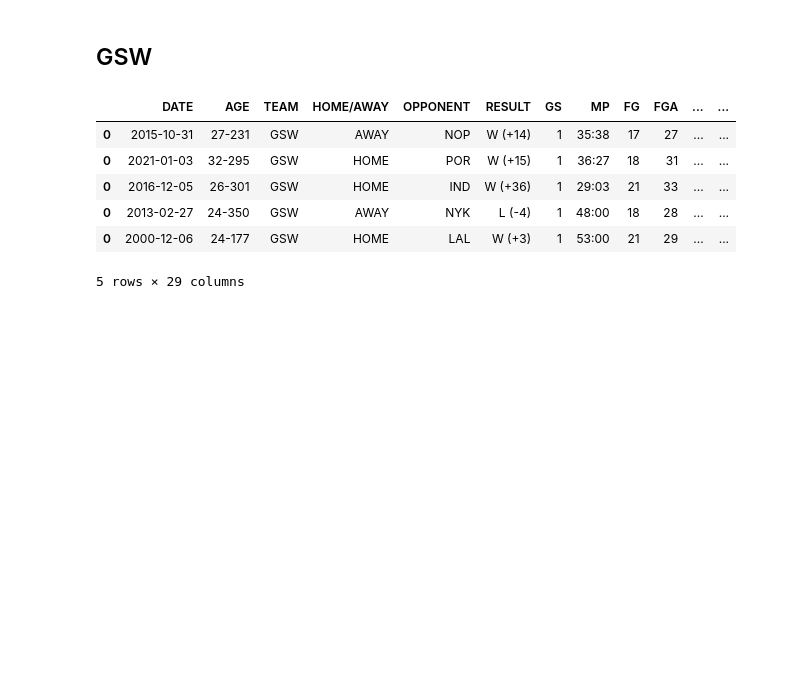
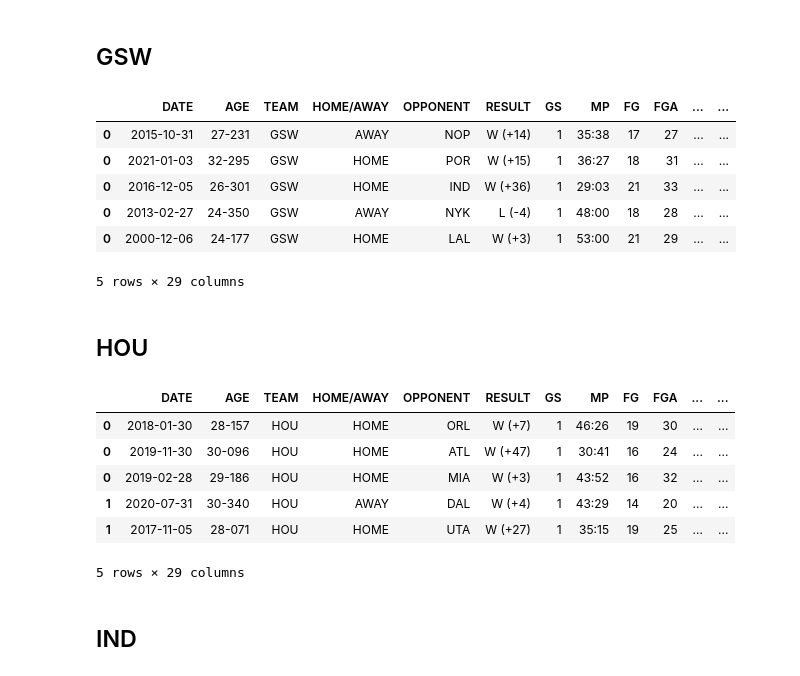
Before and after one commit to bme3412/Python, a Jupyter notebook: Projects/Basketball_reference/NBA_since_2000.ipynb, the cells around one changed output. Saved outputs shown, nothing was run; the diff lists cells and outputs as text; code cells hidden in the pictures; blank space fills up the shorter version.

```diff
--- a/Projects/Basketball_reference/NBA_since_2000.ipynb
+++ b/Projects/Basketball_reference/NBA_since_2000.ipynb
@@ -336,3 +378,47 @@ GSW_since_2000.head(5)
 | 0 | 2013-02-27 | 24-350 | GSW | AWAY | NYK | L (-4) | 1 | 48:00 | 18 | 28 | ... | ... |
 | 0 | 2000-12-06 | 24-177 | GSW | HOME | LAL | W (+3) | 1 | 53:00 | 21 | 29 | ... | ... |
 5 rows × 29 columns
+# %% [markdown]
+## HOU
+# %%
+HOU_2000_games_io = pd.read_csv('/Users/brendan/Desktop/Python/NBA_API/HOU/HOU_2000_games.csv')
+HOU_2001_games_io = pd.read_csv('/Users/brendan/Desktop/Python/NBA_API/HOU/HOU_2001_games.csv')
+HOU_2002_games_io = pd.read_csv('/Users/brendan/Desktop/Python/NBA_API/HOU/HOU_2002_games.csv')
+HOU_2003_games_io = pd.read_csv('/Users/brendan/Desktop/Python/NBA_API/HOU/HOU_2003_games.csv')
+HOU_2004_games_io = pd.read_csv('/Users/brendan/Desktop/Python/NBA_API/HOU/HOU_2004_games.csv')
+HOU_2005_games_io = pd.read_csv('/Users/brendan/Desktop/Python/NBA_API/HOU/HOU_2005_games.csv')
+HOU_2006_games_io = pd.read_csv('/Users/brendan/Desktop/Python/NBA_API/HOU/HOU_2006_games.csv')
+HOU_2007_games_io = pd.read_csv('/Users/brendan/Desktop/Python/NBA_API/HOU/HOU_2007_games.csv')
+HOU_2008_games_io = pd.read_csv('/Users/brendan/Desktop/Python/NBA_API/HOU/HOU_2008_games.csv')
+HOU_2009_games_io = pd.read_csv('/Users/brendan/Desktop/Python/NBA_API/HOU/HOU_2009_games.csv')
+HOU_2010_games_io = pd.read_csv('/Users/brendan/Desktop/Python/NBA_API/HOU/HOU_2010_games.csv')
+HOU_2011_games_io = pd.read_csv('/Users/brendan/Desktop/Python/NBA_API/HOU/HOU_2011_games.csv')
+HOU_2012_games_io = pd.read_csv('/Users/brendan/Desktop/Python/NBA_API/HOU/HOU_2012_games.csv')
+HOU_2013_games_io = pd.read_csv('/Users/brendan/Desktop/Python/NBA_API/HOU/HOU_2013_games.csv')
+HOU_2014_games_io = pd.read_csv('/Users/brendan/Desktop/Python/NBA_API/HOU/HOU_2014_games.csv')
+HOU_2015_games_io = pd.read_csv('/Users/brendan/Desktop/Python/NBA_API/HOU/HOU_2015_games.csv')
+HOU_2016_games_io = pd.read_csv('/Users/brendan/Desktop/Python/NBA_API/HOU/HOU_2016_games.csv')
+HOU_2017_games_io = pd.read_csv('/Users/brendan/Desktop/Python/NBA_API/HOU/HOU_2017_games.csv')
+HOU_2018_games_io = pd.read_csv('/Users/brendan/Desktop/Python/NBA_API/HOU/HOU_2018_games.csv')
+HOU_2019_games_io = pd.read_csv('/Users/brendan/Desktop/Python/NBA_API/HOU/HOU_2019_games.csv')
+HOU_2020_games_io = pd.read_csv('/Users/brendan/Desktop/Python/NBA_API/HOU/HOU_2020_games.csv')
+HOU_2021_games_io = pd.read_csv('/Users/brendan/Desktop/Python/NBA_API/HOU/HOU_2021_games.csv')
+# %%
+HOU_season_dfs = [HOU_2000_games_io, HOU_2001_games_io, HOU_2002_games_io, HOU_2003_games_io, HOU_2004_games_io, HOU_2005_games_io,
+                 HOU_2006_games_io, HOU_2007_games_io, HOU_2008_games_io, HOU_2009_games_io, HOU_2010_games_io, HOU_2011_games_io,
+                 HOU_2012_games_io, HOU_2013_games_io, HOU_2014_games_io, HOU_2015_games_io, HOU_2016_games_io, HOU_2017_games_io,
+                 HOU_2018_games_io, HOU_2019_games_io, HOU_2020_games_io, HOU_2021_games_io]
+# %%
+HOU_since_2000 = pd.concat(HOU_season_dfs)
+HOU_since_2000 = HOU_since_2000.sort_values(by=['GAME_SCORE'], ascending=False)
+HOU_since_2000.head(5)
+# %% [output]
+|  | DATE | AGE | TEAM | HOME/AWAY | OPPONENT | RESULT | GS | MP | FG | FGA | ... | ... |
+| 0 | 2018-01-30 | 28-157 | HOU | HOME | ORL | W (+7) | 1 | 46:26 | 19 | 30 | ... | ... |
+| 0 | 2019-11-30 | 30-096 | HOU | HOME | ATL | W (+47) | 1 | 30:41 | 16 | 24 | ... | ... |
+| 0 | 2019-02-28 | 29-186 | HOU | HOME | MIA | W (+3) | 1 | 43:52 | 16 | 32 | ... | ... |
+| 1 | 2020-07-31 | 30-340 | HOU | AWAY | DAL | W (+4) | 1 | 43:29 | 14 | 20 | ... | ... |
+| 1 | 2017-11-05 | 28-071 | HOU | HOME | UTA | W (+27) | 1 | 35:15 | 19 | 25 | ... | ... |
+5 rows × 29 columns
+# %% [markdown]
+## IND
```
Also changed, not shown: parts of 17 cells of this notebook.
